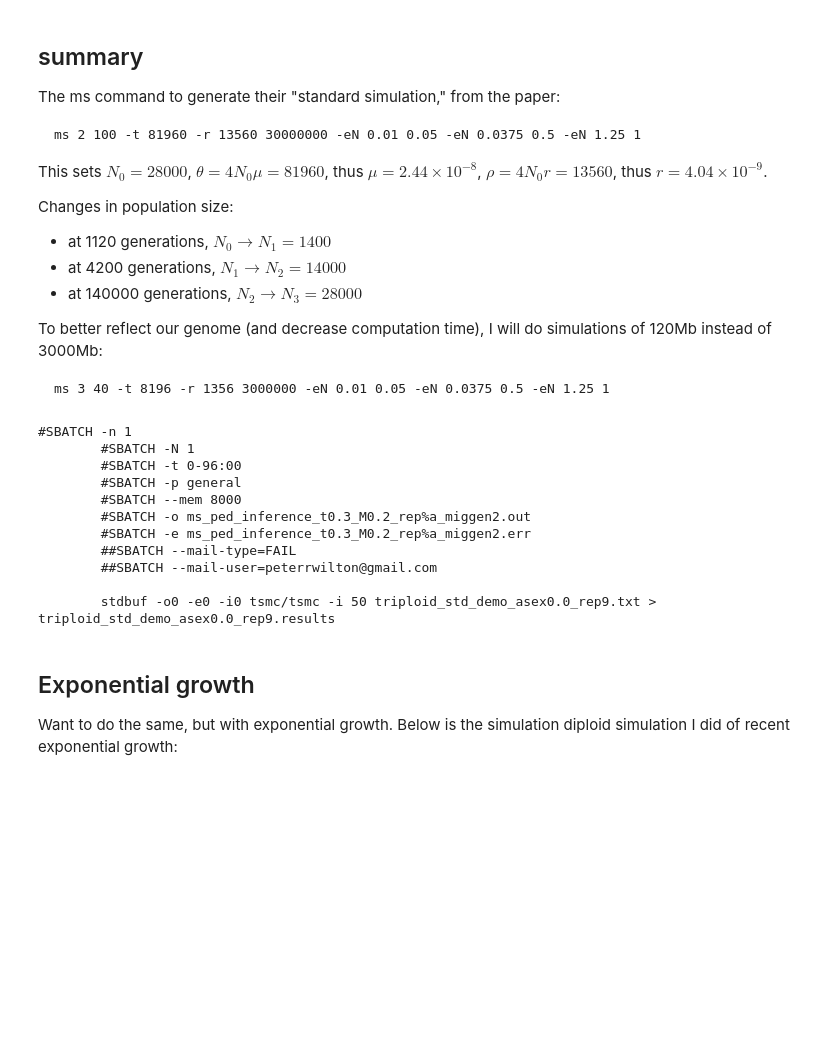
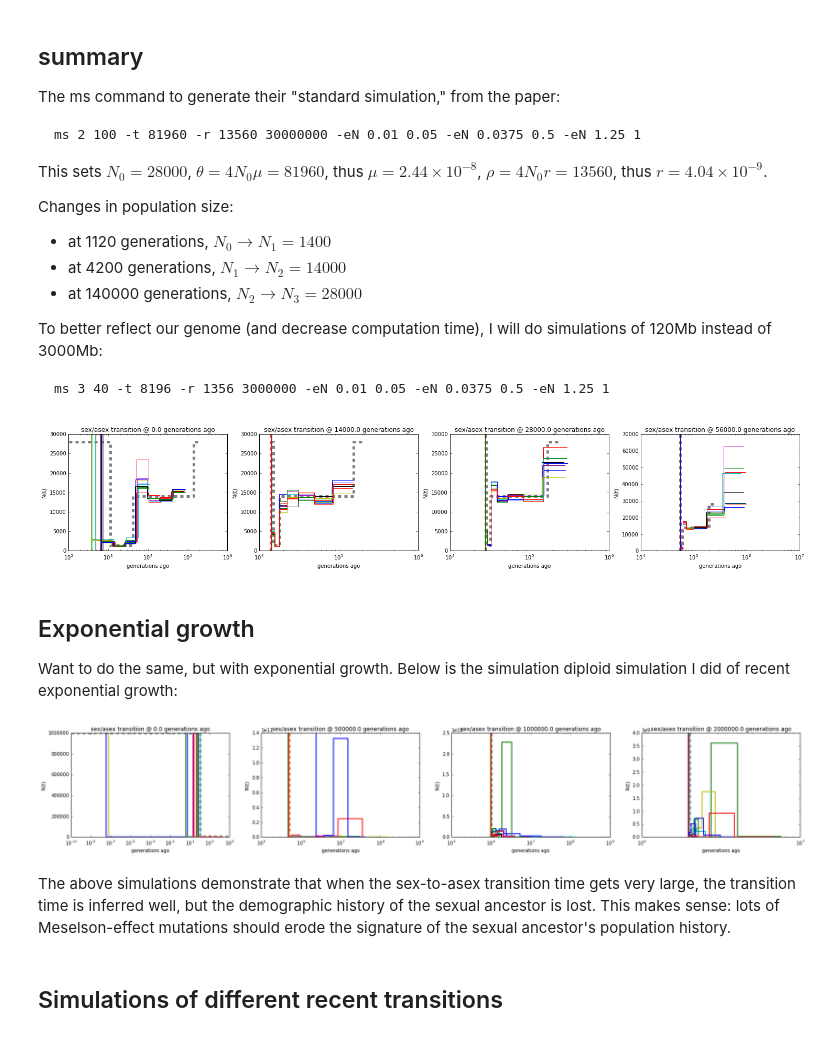
Before and after one commit to ammodramus/tsmc, a Jupyter notebook: snail_sims.ipynb, the cells around one changed output. Cells and saved outputs as stored; diff of their text form; code cells hidden in the pictures; blank space fills up the shorter version.

Commit message:
lengthy update to ipynb
many simulations added

```diff
--- a/snail_sims.ipynb
+++ b/snail_sims.ipynb
@@ -1713,6 +1714,8 @@ divtimes = [0.0, 0.25, 0.5, 1.0]
 msStdCmdTriploid = 'mspms 3 40 -t 8196 -r 1356 3000000 -eN 0.01 0.05 -eN 0.0375 0.5 -eN 1.25 1 -p 12'
 
 addAsexCmds = ["./add_asex.py --triploid - {}".format(divtime) for divtime in divtimes]
+ms2tsmcfaCmd = "./ms2psmcfa.py"
+iterations = 20
 
 mu = 2.44e-8
 r = 4.04e-9
@@ -1761,17 +1751,3 @@ test = '''#SBATCH -n 1
-# %%
-print test
-# %% [output]
-#SBATCH -n 1
-        #SBATCH -N 1
-        #SBATCH -t 0-96:00
-        #SBATCH -p general
-        #SBATCH --mem 8000
-        #SBATCH -o ms_ped_inference_t0.3_M0.2_rep%a_miggen2.out
-        #SBATCH -e ms_ped_inference_t0.3_M0.2_rep%a_miggen2.err
-        ##SBATCH --mail-type=FAIL
-        ##SBATCH --mail-user=peterrwilton@gmail.com
-
-        stdbuf -o0 -e0 -i0 tsmc/tsmc -i 50 triploid_std_demo_asex0.0_rep9.txt > triploid_std_demo_asex0.0_rep9.results
 # %%
 def make_odyssey_runfile_std_sim(asex, rep, maxHours = 96, queue = "general", mem = 8000,
                                 iterations = 20):
@@ -1794,11 +1770,32 @@ def make_odyssey_runfile_std_sim(asex, rep, maxHours = 96, queue = "general", me
         resultsfilepath = resultsfilepath)
     return header + '\n' + cmd
 # %%
-for asex in divtimes:
-    for rep in range(1, numReps+1):
-        runcmdfilename = 'run_std_sim_asex{}_rep{}.sh'.format(asex, rep)
-        with open(runcmdfilename, 'w') as fout:
-            fout.write(make_odyssey_runfile_std_sim(asex,rep)+'\n')
+#for asex in divtimes:
+#    for rep in range(1, numReps+1):
+#        runcmdfilename = 'run_std_sim_asex{}_rep{}.sh'.format(asex, rep)
+#        with open(runcmdfilename, 'w') as fout:
+#            fout.write(make_odyssey_runfile_std_sim(asex,rep)+'\n')
+# %%
+fig, axes = plt.subplots(nrows=1,ncols=len(divtimes), figsize = (25,4))
+for asex, axis in zip(divtimes, axes):
+    truedivtime = 2*trueN0*asex
+    axis.set_title('sex/asex transition @ {} generations ago'.format(truedivtime))
+    axis.set_xlabel('generations ago')
+    axis.set_ylabel('N(t)')
+    plot_psmc(axis, trueTs, trueNs, divtime = truedivtime, color='gray', lw=5, ls='dashed', logT = True, logN = False)
+    for rep in range(1, numReps+1):
+        resultsfilepath = "{resultsdir}/triploid_std_demo_asex{asex}_rep{rep}.results".format(
+            resultsdir =  "triploid_std_demo_data",
+            asex = asex,
+            rep = rep)
+        result = read_tsmc_results(resultsfilepath)
+        result['truedivtime'] = divtime
+        ts = get_unscaled_ts(result, mu, 100)
+        Ns = get_Ns(result, mu, 100)
+        estimatedDivtime = get_unscaled_divtime(result, mu, 100)
+        plot_psmc(axis, ts, Ns, divtime = estimatedDivtime, logT = True, logN = False, lw=1)
+# %% [output]
+[figure, added]
 # %% [markdown]
 ## Exponential growth
 
@@ -1889,0 +1885,25 @@ for asex in divtimes:
+# %%
+fig, axes = plt.subplots(nrows=1,ncols=len(divtimes), figsize = (28,4))
+for asex, axis in zip(divtimes, axes):
+    truedivtime = 2*N0*asex
+    axis.set_title('sex/asex transition @ {} generations ago'.format(truedivtime))
+    axis.set_xlabel('generations ago')
+    axis.set_ylabel('N(t)')
+    plot_psmc(axis, trueTs, trueNs, divtime = truedivtime, color='gray', lw=5, ls='dashed', logT = True, logN = False)
+    for rep in range(1, numReps+1):
+        resultsfilepath = "{resultsdir}/triploid_exp_sim_asex{asex}_rep{rep}.results".format(
+            resultsdir =  "triploid_exp_sim_data",
+            asex = asex,
+            rep = rep)
+        result = read_tsmc_results(resultsfilepath)
+        result['truedivtime'] = divtime
+        ts = get_unscaled_ts(result, mu, 100)
+        Ns = get_Ns(result, mu, 100)
+        estimatedDivtime = get_unscaled_divtime(result, mu, 100)
+        plot_psmc(axis, ts, Ns, divtime = estimatedDivtime, logT = True, logN = False, lw=2)
+# %% [output]
+[figure, added]
+# %% [markdown]
+The above simulations demonstrate that when the sex-to-asex transition time gets very large, the transition time is inferred well, but the demographic history of the sexual ancestor is lost. This makes sense: lots of Meselson-effect mutations should erode the signature of the sexual ancestor's population history.
+# %% [markdown]
+## Simulations of different recent transitions
```
Also changed, not shown: parts of 20 cells of this notebook.
